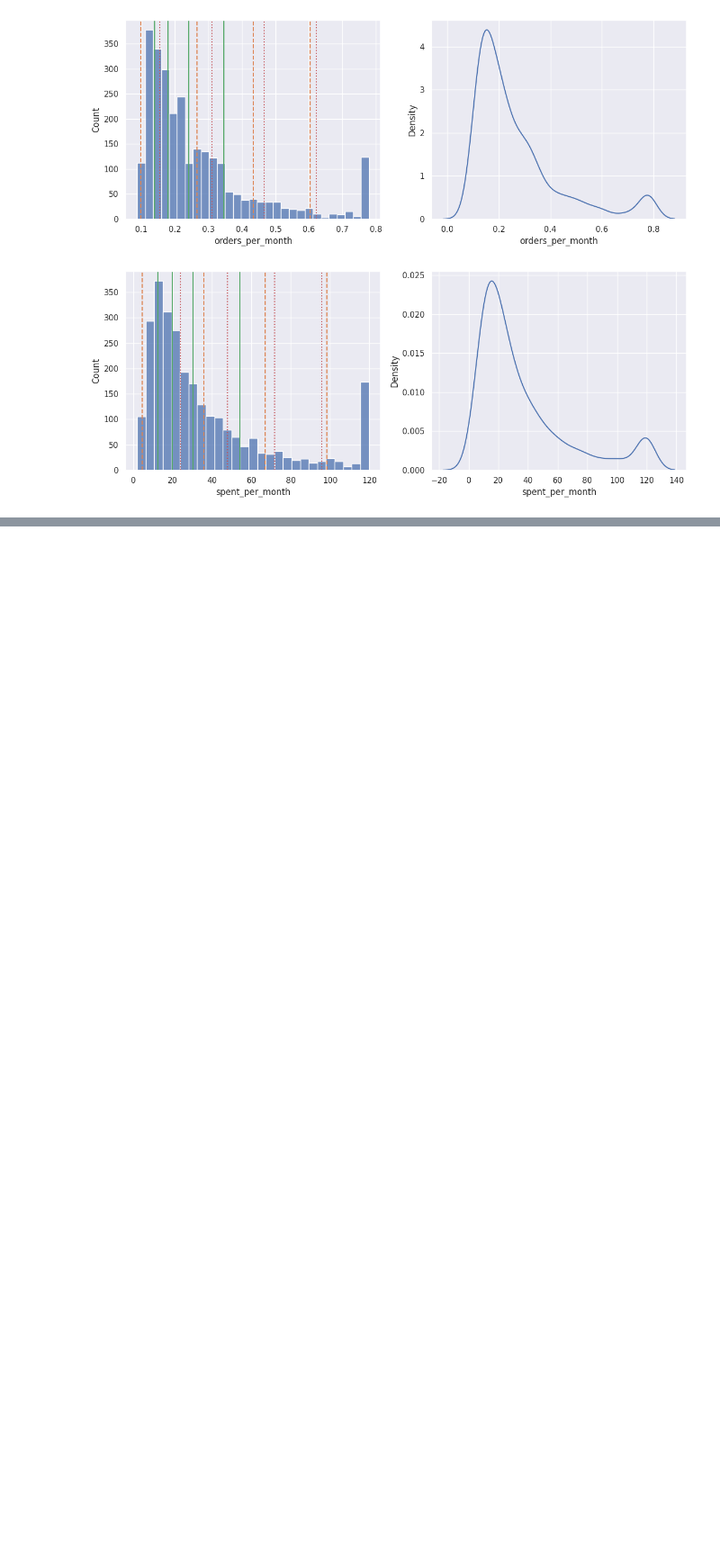
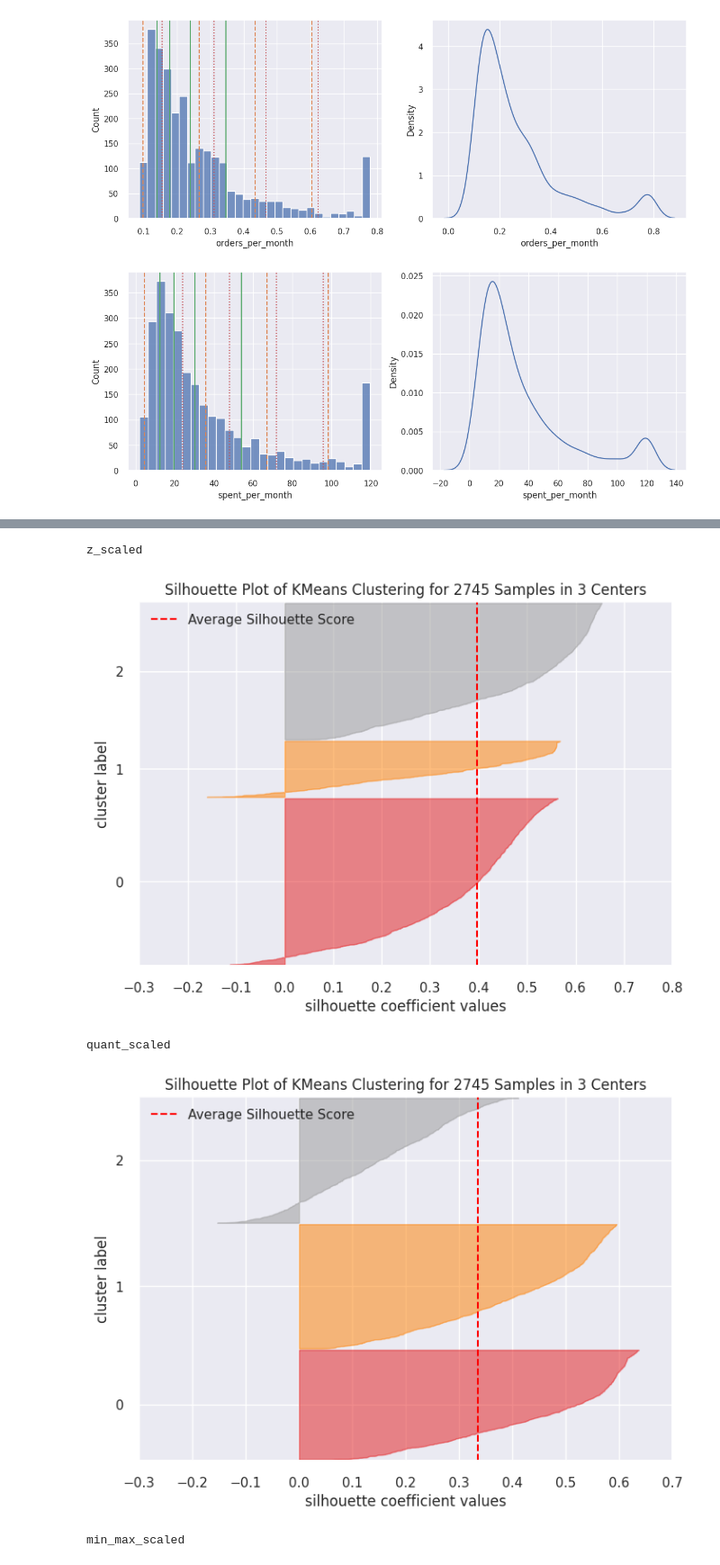
Before and after one commit to gabrielhermel/OC_DS_P5, a Jupyter notebook: Hermel_Gabriel_2_notebook_essais_122022.ipynb, the cells around one changed output, grey strips where cells are left out. Shown at 90% size. Saved outputs shown, nothing was run; the diff lists cells and outputs as text; code cells hidden in the pictures; blank space fills up the shorter version.

```diff
--- a/Hermel_Gabriel_2_notebook_essais_122022.ipynb
+++ b/Hermel_Gabriel_2_notebook_essais_122022.ipynb
@@ -241,0 +284,24 @@ display(rfm_no_outliers_df)
+# %%
+for scaling_type in ["z_scaled", "quant_scaled", "min_max_scaled"]:
+    sil_vis = SilhouetteVisualizer(
+        KMeans(n_clusters=num_clusters[scaling_type], n_init=10, random_state=0)
+    )
+
+    sil_vis.fit(
+        rfm_normalized[
+            [
+                "recency_" + scaling_type,
+                "frequency_" + scaling_type,
+                "monetary_" + scaling_type,
+            ]
+        ]
+    )
+    print(scaling_type)
+    sns.set_style("darkgrid")
+    sil_vis.show()
+# %% [output]
+z_scaled
+[figure, added]
+quant_scaled
+[figure, added]
+min_max_scaled
```
Also changed, not shown: parts of 10 cells of this notebook, 1 other file.
